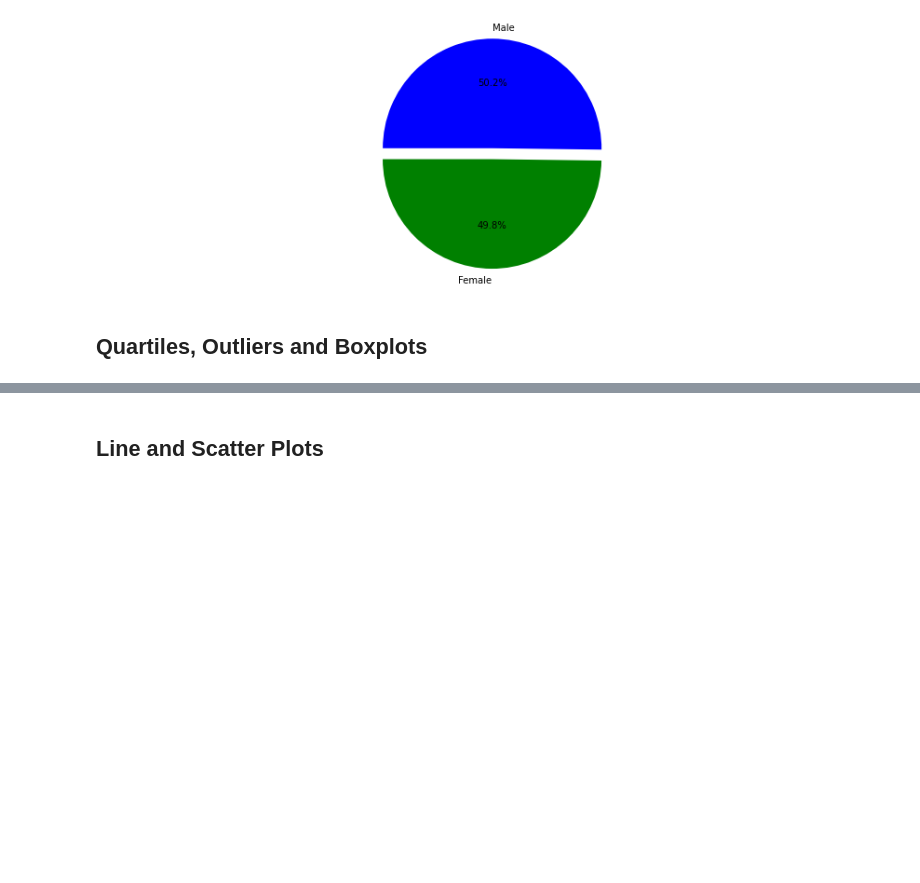
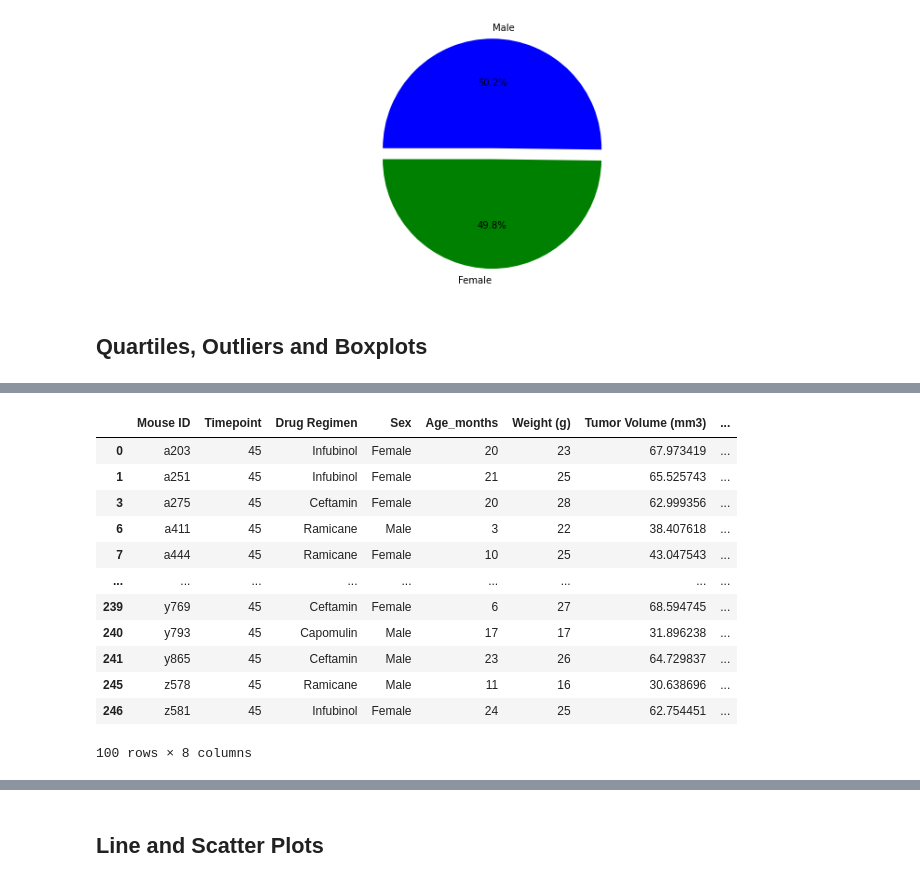
Before and after one commit to VijetaPuthran/Matplotlib, a Jupyter notebook: Pymaceuticals/pymaceuticals_starter.ipynb, the cells around one changed output, grey strips where cells are left out. Drawn from its saved outputs; the diff is of its cells as text; code cells hidden in the pictures; blank space fills up the shorter version.

```diff
--- a/Pymaceuticals/pymaceuticals_starter.ipynb
+++ b/Pymaceuticals/pymaceuticals_starter.ipynb
@@ -255,3 +255,24 @@ volumne_last_timepoint
 249 rows × 8 columns
 # %%
 # Generate a box plot of the final tumor volume of each mouse across four regimens of interest
+#Capomulin, Ramicane, Infubinol, and Ceftamin
+four_regimens_df = volume_last_timepoint.loc[ (volume_last_timepoint['Drug Regimen']=='Capomulin')|
+                                    (volume_last_timepoint['Drug Regimen']=='Ramicane')|
+                                    (volume_last_timepoint['Drug Regimen']=='Infubinol')|
+                                    (volume_last_timepoint['Drug Regimen']=='Ceftamin'),:]
+four_regimens_df
+# four_regimens_df has 100 rows, 25 each
+# %% [output]
+|  | Mouse ID | Timepoint | Drug Regimen | Sex | Age_months | Weight (g) | Tumor Volume (mm3) | ... |
+| 0 | a203 | 45 | Infubinol | Female | 20 | 23 | 67.973419 | ... |
+| 1 | a251 | 45 | Infubinol | Female | 21 | 25 | 65.525743 | ... |
+| 3 | a275 | 45 | Ceftamin | Female | 20 | 28 | 62.999356 | ... |
+| 6 | a411 | 45 | Ramicane | Male | 3 | 22 | 38.407618 | ... |
+| 7 | a444 | 45 | Ramicane | Female | 10 | 25 | 43.047543 | ... |
+| ... | ... | ... | ... | ... | ... | ... | ... | ... |
+| 239 | y769 | 45 | Ceftamin | Female | 6 | 27 | 68.594745 | ... |
+| 240 | y793 | 45 | Capomulin | Male | 17 | 17 | 31.896238 | ... |
+| 241 | y865 | 45 | Ceftamin | Male | 23 | 26 | 64.729837 | ... |
+| 245 | z578 | 45 | Ramicane | Male | 11 | 16 | 30.638696 | ... |
+| 246 | z581 | 45 | Infubinol | Female | 24 | 25 | 62.754451 | ... |
+100 rows × 8 columns
```
Also changed, not shown: parts of 4 cells of this notebook.
